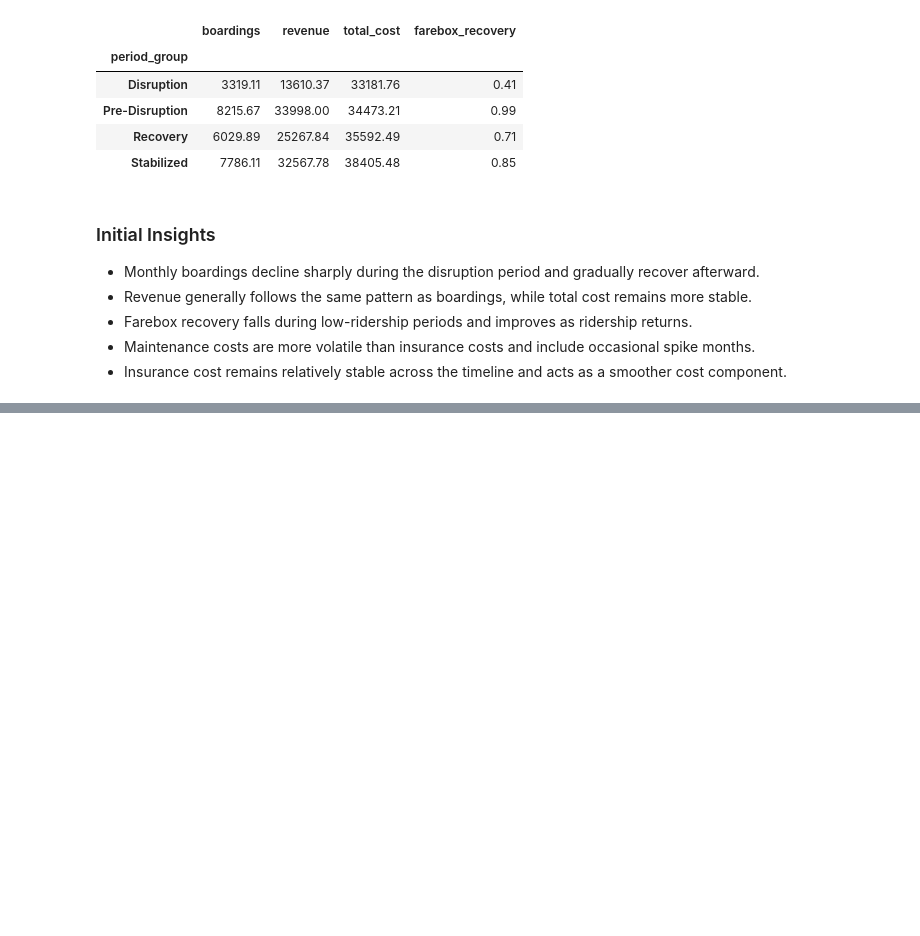
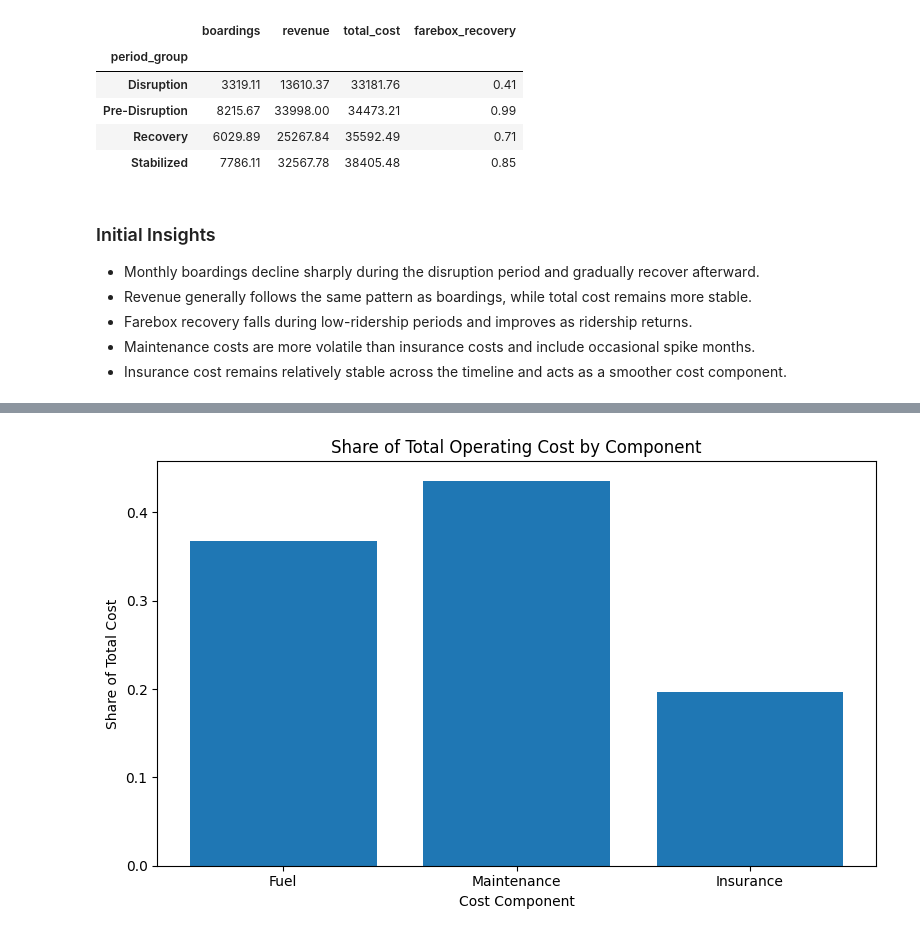
Before and after one commit to ash-philip/Transit-Rideshare-Analysis, a Jupyter notebook: notebooks/03_descriptive_diagnostic_analytics.ipynb, the cells around one changed output, grey strips where cells are left out. Drawn from its saved outputs; the diff is of its cells as text; code cells hidden in the pictures; blank space fills up the shorter version.

```diff
--- a/notebooks/03_descriptive_diagnostic_analytics.ipynb
+++ b/notebooks/03_descriptive_diagnostic_analytics.ipynb
@@ -242,0 +280,11 @@ Name: farebox_recovery, dtype: float64
+# %%
+# Plot the share of each cost component.
+plt.figure(figsize=(8, 5))
+plt.bar(cost_share.index, cost_share.values)
+plt.title("Share of Total Operating Cost by Component")
+plt.xlabel("Cost Component")
+plt.ylabel("Share of Total Cost")
+plt.tight_layout()
+plt.show()
+# %% [output]
+[figure, added]
```
Also changed, not shown: parts of 8 cells of this notebook, 1 other file.
